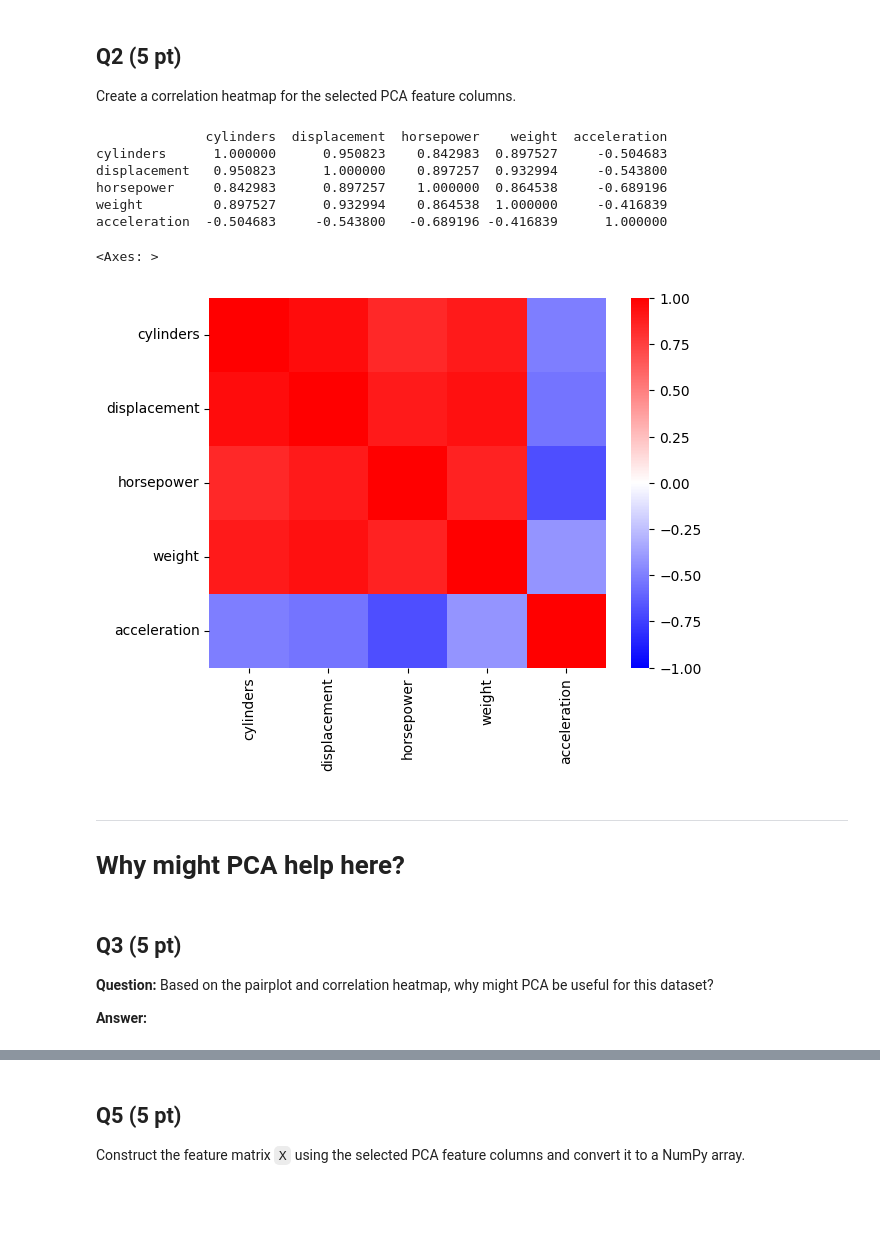
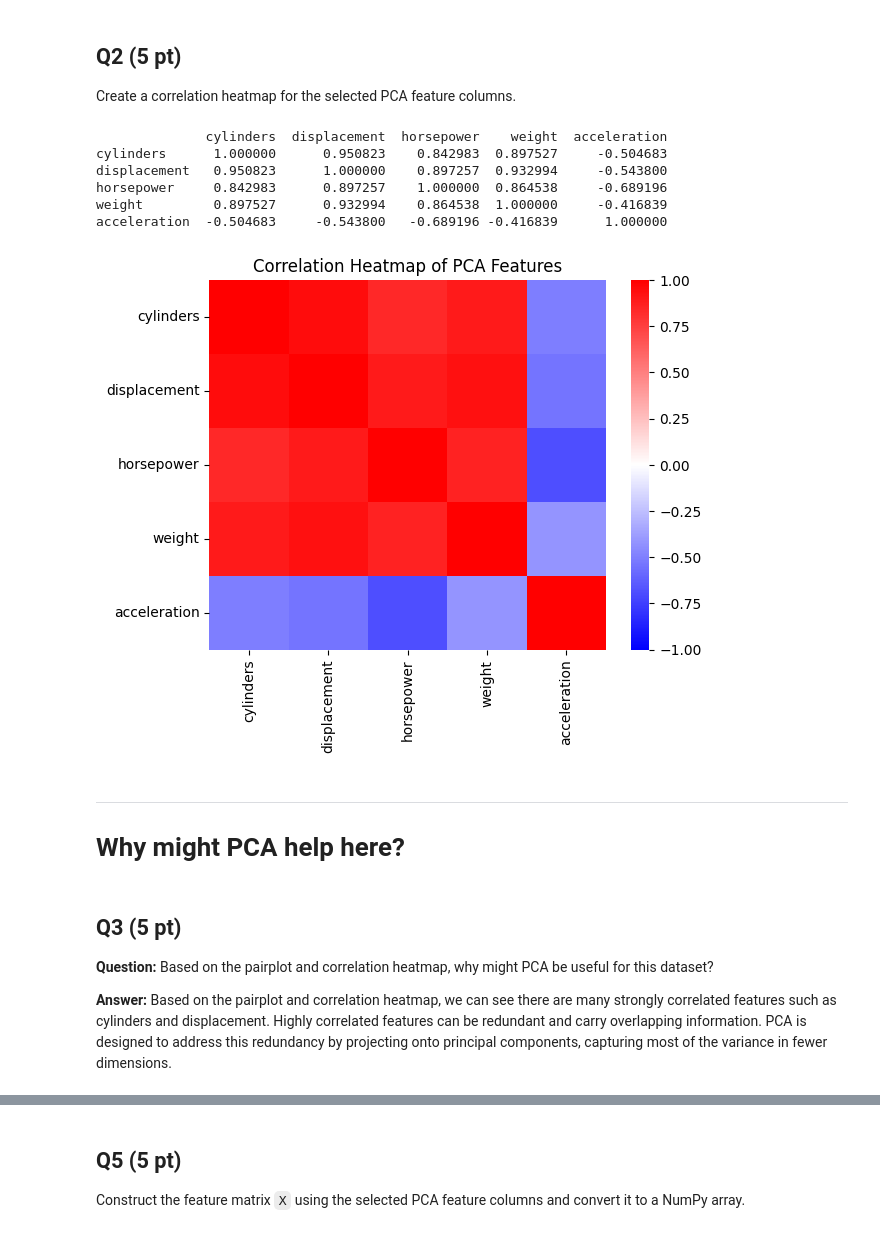
Before and after one commit to lainegoldmacher1/Project-3, a Jupyter notebook: Project3_PCA_Student.ipynb, the cells around one changed output, grey strips where cells are left out. Saved outputs shown, nothing was run; the diff lists cells and outputs as text; code cells hidden in the pictures; blank space fills up the shorter version.

```diff
--- a/Project3_PCA_Student.ipynb
+++ b/Project3_PCA_Student.ipynb
@@ -85,19 +83,20 @@ Create a correlation heatmap for the selected PCA feature columns.
 # %%
 # ANSWER HERE
 # Compute the correlation matrix for the selected PCA feature columns.
 # Then create a correlation heatmap.
 correlation_matrix = cars_df[pca_features].corr()
 print(correlation_matrix)
 sns.heatmap(correlation_matrix, cmap = 'bwr', vmin = -1, vmax = 1)
+plt.title("Correlation Heatmap of PCA Features")
+plt.show()
 # %% [output]
               cylinders  displacement  horsepower    weight  acceleration
 cylinders      1.000000      0.950823    0.842983  0.897527     -0.504683
 displacement   0.950823      1.000000    0.897257  0.932994     -0.543800
 horsepower     0.842983      0.897257    1.000000  0.864538     -0.689196
 weight         0.897527      0.932994    0.864538  1.000000     -0.416839
 acceleration  -0.504683     -0.543800   -0.689196 -0.416839      1.000000
-<Axes: >
-[figure, old version]
+[figure, new version]
 # %% [markdown]
 ---
 # Why might PCA help here?
@@ -106,7 +105,7 @@ acceleration  -0.504683     -0.543800   -0.689196 -0.416839      1.000000
 
 **Question:** Based on the pairplot and correlation heatmap, why might PCA be useful for this dataset?
 
-**Answer:**
+**Answer:** Based on the pairplot and correlation heatmap, we can see there are many strongly correlated features such as cylinders and displacement. Highly correlated features can be redundant and carry overlapping information. PCA is designed to address this redundancy by projecting onto principal components, capturing most of the variance in fewer dimensions.
 # %% [markdown]
 ## Q4 (5 pt)
 
```
Also changed, not shown: parts of 4 cells of this notebook.
